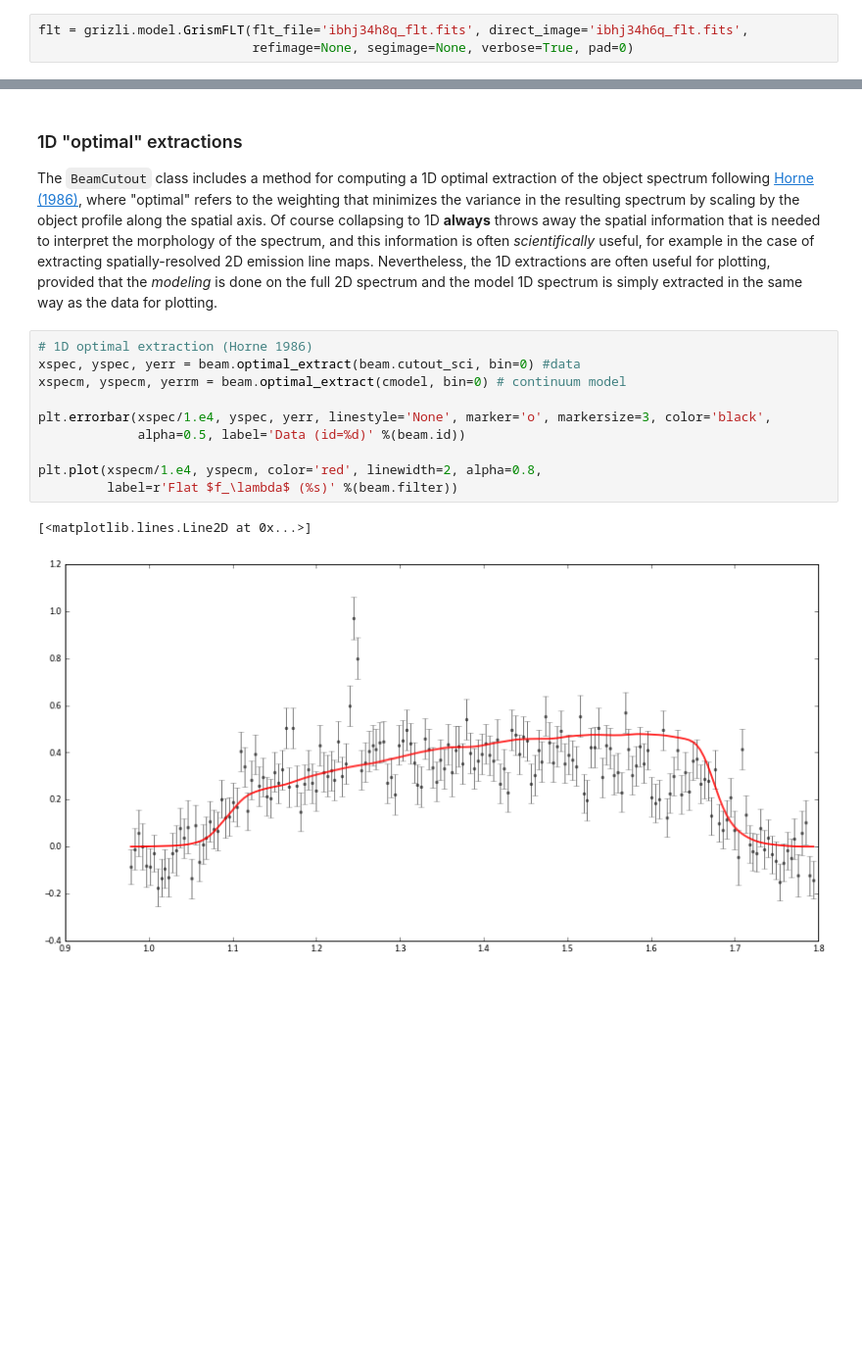
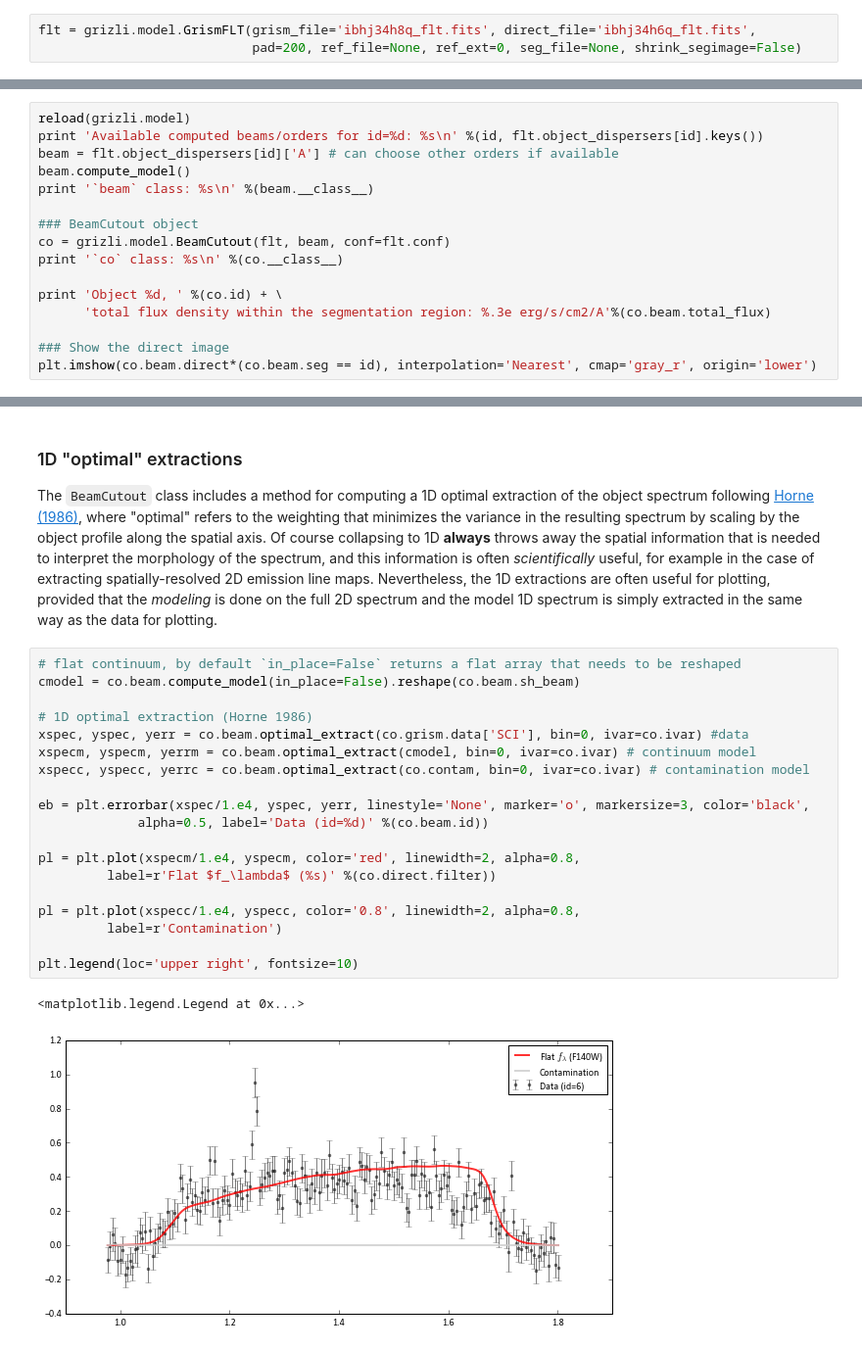
Before and after one commit to gbrammer/grizli, a Jupyter notebook: docs/Grizli Demo.ipynb, the cells around one changed output, grey strips where cells are left out. Shown at 98% size. Saved outputs shown, nothing was run; the diff lists cells and outputs as text; blank space fills up the shorter version.

```diff
--- a/docs/Grizli Demo.ipynb
+++ b/docs/Grizli Demo.ipynb
@@ -23,5 +31,5 @@ The `GrismFLT` object takes as input grism FLT files and optionally direct image
 
 Note that the two FITS files provided here have been astrometrically aligned and background subtracted externally to `grizli` in its current implementation.  These are clearly critical and non-trivial steps of the data preparation process and this functionality will be incorporated into the full `grizli` release shortly.
 # %%
-flt = grizli.model.GrismFLT(flt_file='ibhj34h8q_flt.fits', direct_image='ibhj34h6q_flt.fits',
-                            refimage=None, segimage=None, verbose=True, pad=0)
+flt = grizli.model.GrismFLT(grism_file='ibhj34h8q_flt.fits', direct_file='ibhj34h6q_flt.fits',
+                            pad=200, ref_file=None, ref_ext=0, seg_file=None, shrink_segimage=False)
@@ -219,0 +261,16 @@ plt.imshow(cmodel, interpolation='Nearest', vmin=-0.02, vmax=0.2,
+# %%
+reload(grizli.model)
+print 'Available computed beams/orders for id=%d: %s\n' %(id, flt.object_dispersers[id].keys())
+beam = flt.object_dispersers[id]['A'] # can choose other orders if available
+beam.compute_model()
+print '`beam` class: %s\n' %(beam.__class__)
+
+### BeamCutout object
+co = grizli.model.BeamCutout(flt, beam, conf=flt.conf)
+print '`co` class: %s\n' %(co.__class__)
+
+print 'Object %d, ' %(co.id) + \
+      'total flux density within the segmentation region: %.3e erg/s/cm2/A'%(co.beam.total_flux)
+
+### Show the direct image
+plt.imshow(co.beam.direct*(co.beam.seg == id), interpolation='Nearest', cmap='gray_r', origin='lower')
@@ -221,16 +380,25 @@ plt.imshow(cmodel, interpolation='Nearest', vmin=-0.02, vmax=0.2,
 ### 1D "optimal" extractions
 The `BeamCutout` class includes a method for computing a 1D optimal extraction of the object spectrum following [Horne (1986)](http://adsabs.harvard.edu/abs/1986PASP...98..609H), where "optimal" refers to the weighting that minimizes the variance in the resulting spectrum by scaling by the object profile along the spatial axis.  Of course collapsing to 1D **always** throws away the spatial information that is needed to interpret the morphology of the spectrum, and this information is often *scientifically* useful, for example in the case of extracting spatially-resolved 2D emission line maps.  Nevertheless, the 1D extractions are often useful for plotting, provided that the *modeling* is done on the full 2D spectrum and the model 1D spectrum is simply extracted in the same way as the data for plotting.
 # %%
+# flat continuum, by default `in_place=False` returns a flat array that needs to be reshaped
+cmodel = co.beam.compute_model(in_place=False).reshape(co.beam.sh_beam)
+
 # 1D optimal extraction (Horne 1986)
-xspec, yspec, yerr = beam.optimal_extract(beam.cutout_sci, bin=0) #data
-xspecm, yspecm, yerrm = beam.optimal_extract(cmodel, bin=0) # continuum model
+xspec, yspec, yerr = co.beam.optimal_extract(co.grism.data['SCI'], bin=0, ivar=co.ivar) #data
+xspecm, yspecm, yerrm = co.beam.optimal_extract(cmodel, bin=0, ivar=co.ivar) # continuum model
+xspecc, yspecc, yerrc = co.beam.optimal_extract(co.contam, bin=0, ivar=co.ivar) # contamination model
 
-plt.errorbar(xspec/1.e4, yspec, yerr, linestyle='None', marker='o', markersize=3, color='black',
-             alpha=0.5, label='Data (id=%d)' %(beam.id))
+eb = plt.errorbar(xspec/1.e4, yspec, yerr, linestyle='None', marker='o', markersize=3, color='black',
+             alpha=0.5, label='Data (id=%d)' %(co.beam.id))
 
-plt.plot(xspecm/1.e4, yspecm, color='red', linewidth=2, alpha=0.8,
-         label=r'Flat $f_\lambda$ (%s)' %(beam.filter))
+pl = plt.plot(xspecm/1.e4, yspecm, color='red', linewidth=2, alpha=0.8,
+         label=r'Flat $f_\lambda$ (%s)' %(co.direct.filter))
+
+pl = plt.plot(xspecc/1.e4, yspecc, color='0.8', linewidth=2, alpha=0.8,
+         label=r'Contamination')
+
+plt.legend(loc='upper right', fontsize=10)
 # %% [output]
-[<matplotlib.lines.Line2D at 0x...>]
+<matplotlib.legend.Legend at 0x...>
-[figure, old version]
+[figure, new version]
 # %% [markdown]
```
Also changed, not shown: parts of 50 cells of this notebook, 4 other files.
